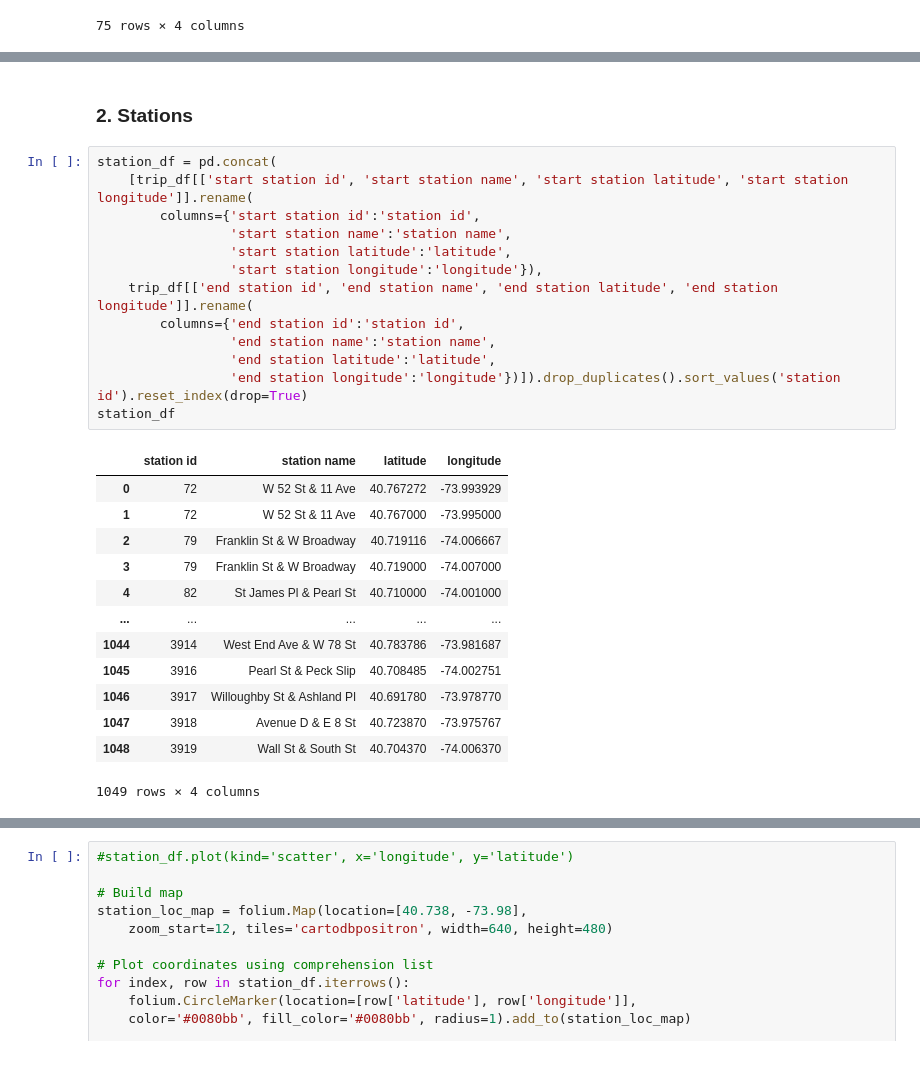
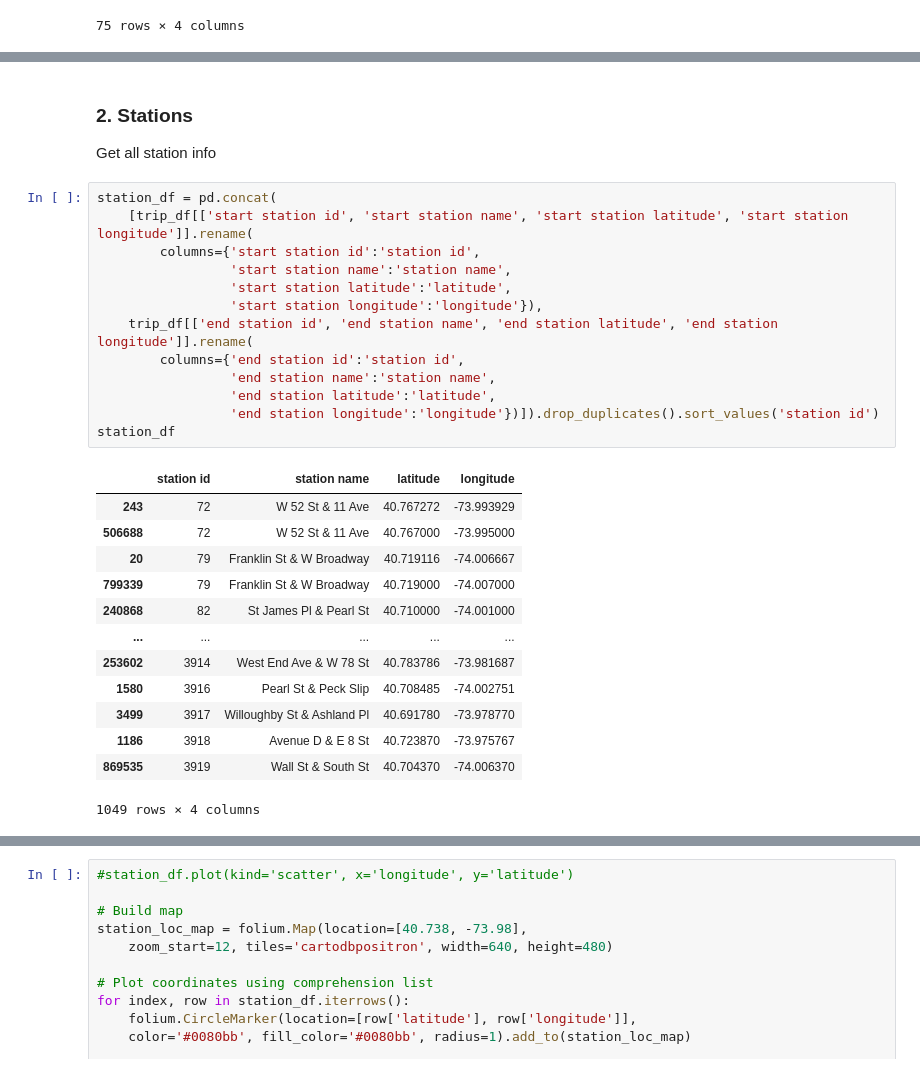
Before and after one commit to mahouoji/MobilityChange, a Jupyter notebook: data_cleaning/citibike_cleaning.ipynb, the cells around one changed output, grey strips where cells are left out. Drawn from its saved outputs; the diff is of its cells as text.

Commit message:
cleaning citibyke station location

```diff
--- a/data_cleaning/citibike_cleaning.ipynb
+++ b/data_cleaning/citibike_cleaning.ipynb
@@ -94,30 +94,31 @@ startdate_trips_df.plot(x='startdate', y='trip count', kind='line')
 [drawing not drawn]
 # %% [markdown]
 ### 2. Stations
+Get all station info
 # %%
 station_df = pd.concat(
     [trip_df[['start station id', 'start station name', 'start station latitude', 'start station longitude']].rename(
         columns={'start station id':'station id',
                  'start station name':'station name',
                  'start station latitude':'latitude',
                  'start station longitude':'longitude'}),
     trip_df[['end station id', 'end station name', 'end station latitude', 'end station longitude']].rename(
         columns={'end station id':'station id',
                  'end station name':'station name',
                  'end station latitude':'latitude',
-                 'end station longitude':'longitude'})]).drop_duplicates().sort_values('station id').reset_index(drop=True)
+                 'end station longitude':'longitude'})]).drop_duplicates().sort_values('station id')
 station_df
 # %% [output]
 |  | station id | station name | latitude | longitude |
-| 0 | 72 | W 52 St & 11 Ave | 40.767272 | -73.993929 |
-| 1 | 72 | W 52 St & 11 Ave | 40.767000 | -73.995000 |
-| 2 | 79 | Franklin St & W Broadway | 40.719116 | -74.006667 |
-| 3 | 79 | Franklin St & W Broadway | 40.719000 | -74.007000 |
-| 4 | 82 | St James Pl & Pearl St | 40.710000 | -74.001000 |
+| 243 | 72 | W 52 St & 11 Ave | 40.767272 | -73.993929 |
+| 506688 | 72 | W 52 St & 11 Ave | 40.767000 | -73.995000 |
+| 20 | 79 | Franklin St & W Broadway | 40.719116 | -74.006667 |
+| 799339 | 79 | Franklin St & W Broadway | 40.719000 | -74.007000 |
+| 240868 | 82 | St James Pl & Pearl St | 40.710000 | -74.001000 |
 | ... | ... | ... | ... | ... |
-| 1044 | 3914 | West End Ave & W 78 St | 40.783786 | -73.981687 |
-| 1045 | 3916 | Pearl St & Peck Slip | 40.708485 | -74.002751 |
-| 1046 | 3917 | Willoughby St & Ashland Pl | 40.691780 | -73.978770 |
-| 1047 | 3918 | Avenue D & E 8 St | 40.723870 | -73.975767 |
-| 1048 | 3919 | Wall St & South St | 40.704370 | -74.006370 |
+| 253602 | 3914 | West End Ave & W 78 St | 40.783786 | -73.981687 |
+| 1580 | 3916 | Pearl St & Peck Slip | 40.708485 | -74.002751 |
+| 3499 | 3917 | Willoughby St & Ashland Pl | 40.691780 | -73.978770 |
+| 1186 | 3918 | Avenue D & E 8 St | 40.723870 | -73.975767 |
+| 869535 | 3919 | Wall St & South St | 40.704370 | -74.006370 |
 1049 rows × 4 columns
```
Also changed, not shown: parts of 11 cells of this notebook.
